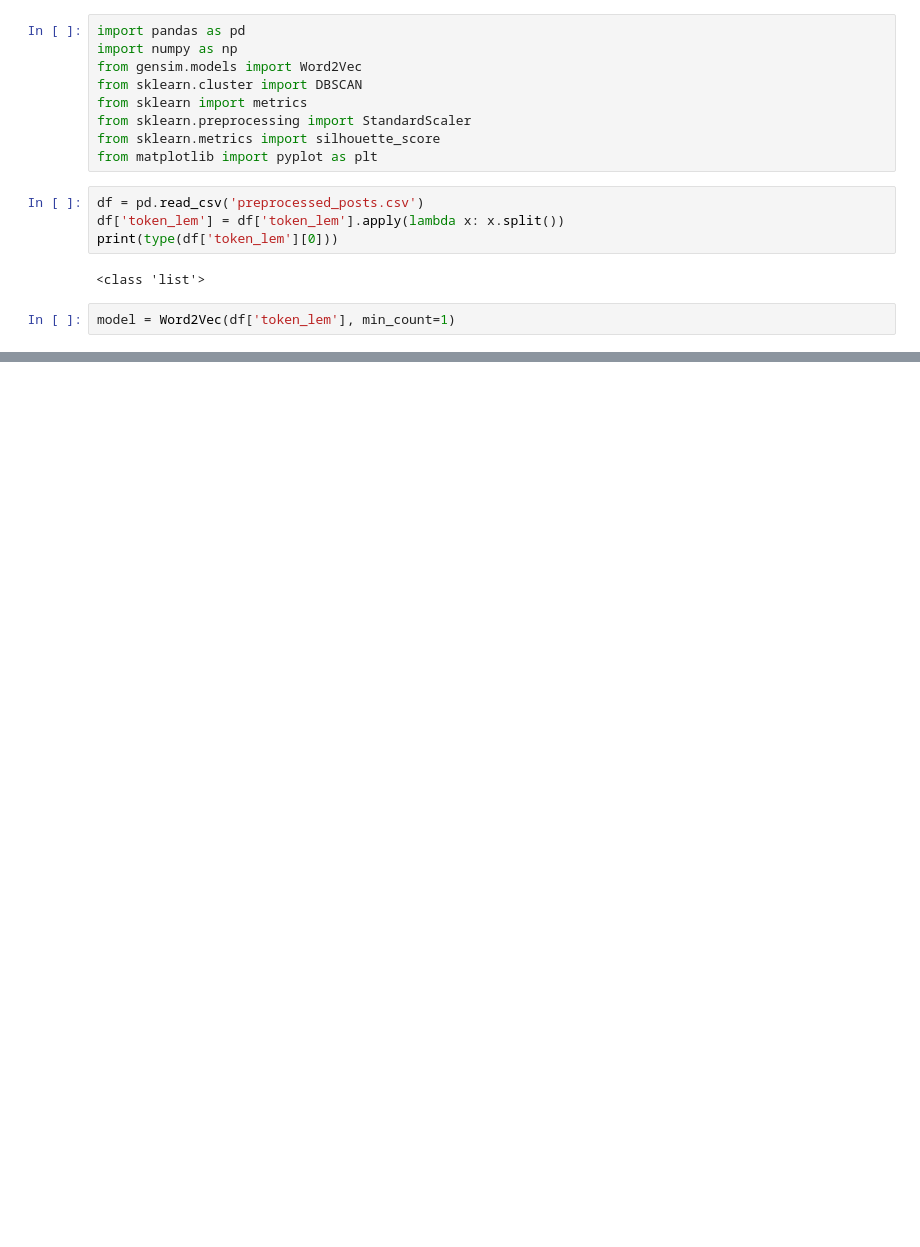
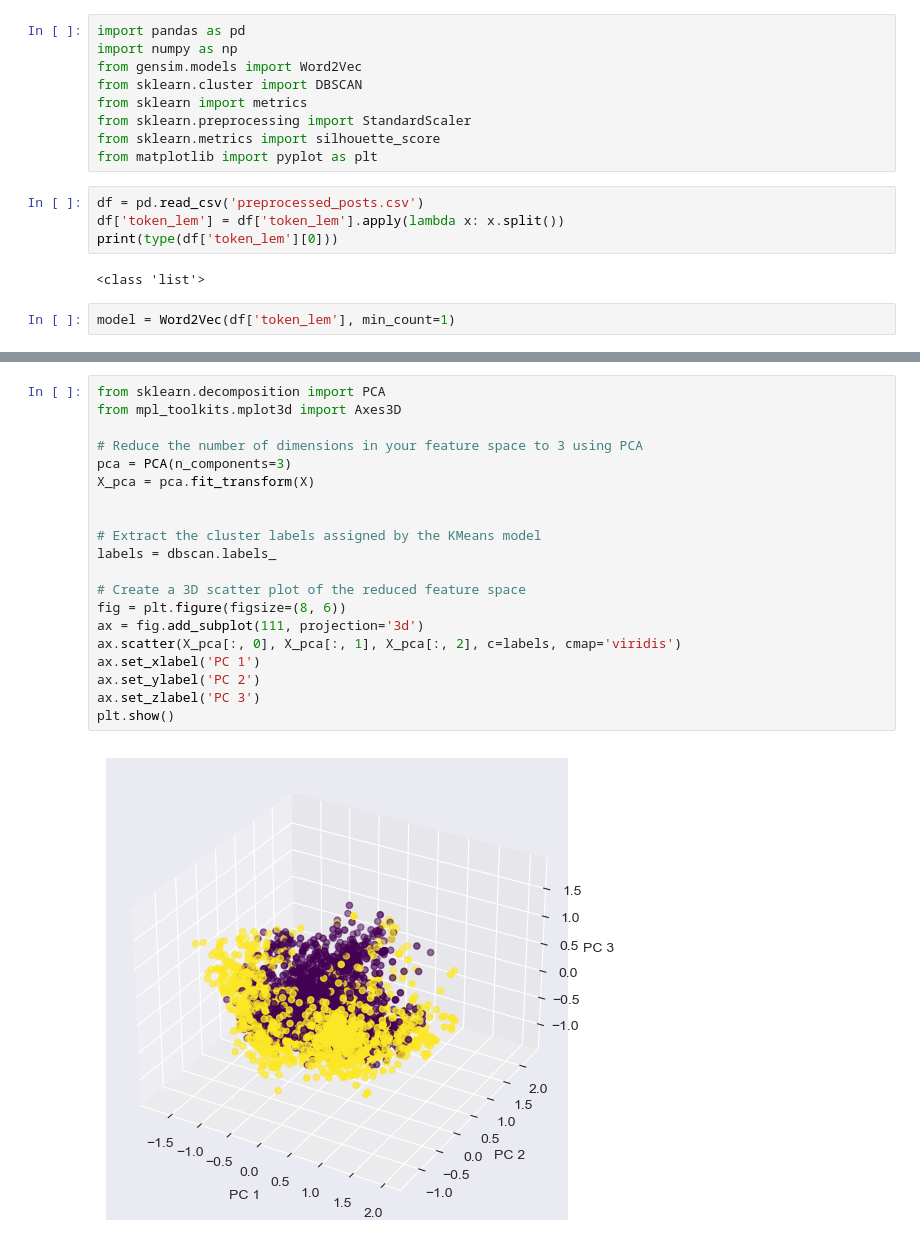
Before and after one commit to Dforgeek/Tinkoff_Pulse_Analyzer, a Jupyter notebook: word2vec.ipynb, the cells around one changed output, grey strips where cells are left out. Cells and saved outputs as stored; diff of their text form; blank space fills up the shorter version.

```diff
--- a/word2vec.ipynb
+++ b/word2vec.ipynb
@@ -49,3 +49,25 @@ plt.show()
+# %%
+from sklearn.decomposition import PCA
+from mpl_toolkits.mplot3d import Axes3D
+
+# Reduce the number of dimensions in your feature space to 3 using PCA
+pca = PCA(n_components=3)
+X_pca = pca.fit_transform(X)
+
+
+# Extract the cluster labels assigned by the KMeans model
+labels = dbscan.labels_
+
+# Create a 3D scatter plot of the reduced feature space
+fig = plt.figure(figsize=(8, 6))
+ax = fig.add_subplot(111, projection='3d')
+ax.scatter(X_pca[:, 0], X_pca[:, 1], X_pca[:, 2], c=labels, cmap='viridis')
+ax.set_xlabel('PC 1')
+ax.set_ylabel('PC 2')
+ax.set_zlabel('PC 3')
+plt.show()
+# %% [output]
+[figure, added]
 # %%
 
 eps_values = np.linspace(0.5, 1.2, 20)
```
Also changed, not shown: parts of 8 cells of this notebook, 2 other files.
